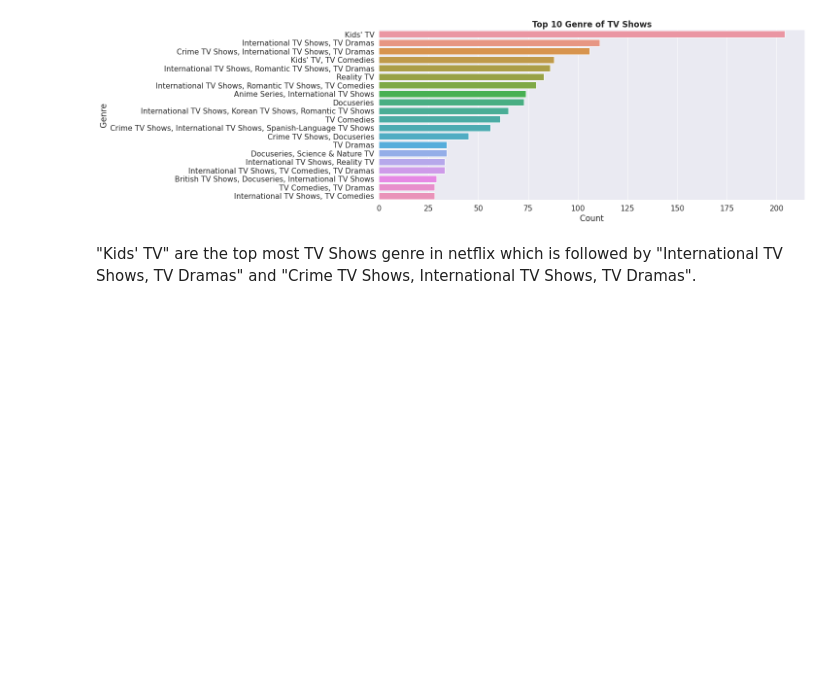
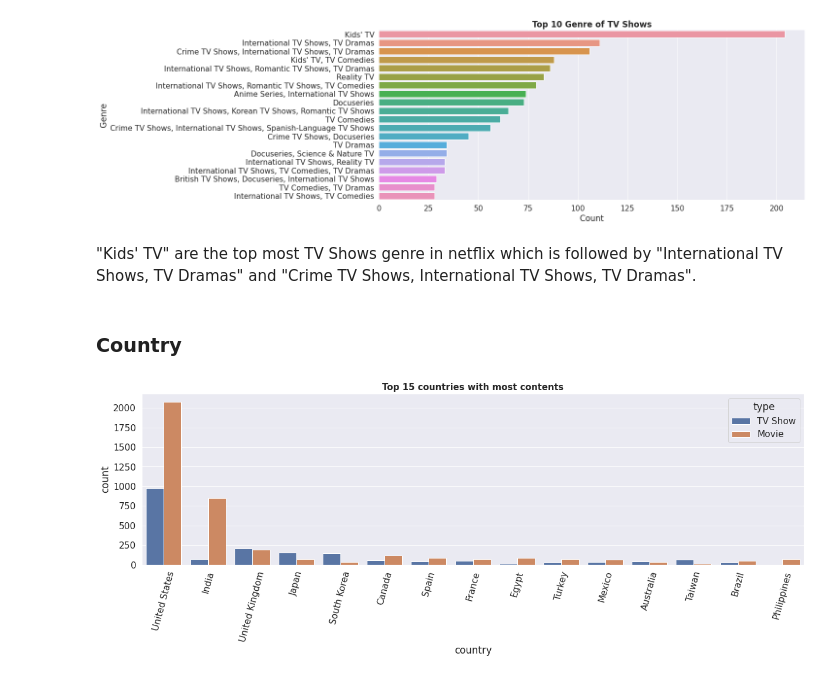
Before and after one commit to Animesh227/Netflix-Movies-and-TV-Shows-Clustering, a Jupyter notebook: NETFLIX_MOVIES_AND_TV_SHOWS_CLUSTERING_Animesh_Chakraborty.ipynb, the cells around one changed output. Saved outputs shown, nothing was run; the diff lists cells and outputs as text; code cells hidden in the pictures; blank space fills up the shorter version.

```diff
--- a/NETFLIX_MOVIES_AND_TV_SHOWS_CLUSTERING_Animesh_Chakraborty.ipynb
+++ b/NETFLIX_MOVIES_AND_TV_SHOWS_CLUSTERING_Animesh_Chakraborty.ipynb
@@ -379,3 +379,14 @@ Text(0, 0.5, 'Genre')
 [figure]
 # %% [markdown]
 "Kids' TV" are the top most TV Shows genre in netflix which is followed by "International TV Shows, TV Dramas" and "Crime TV Shows, International TV Shows, TV Dramas".
+# %% [markdown]
+### Country
+# %%
+# Analysing top 15 countries with most content
+plt.figure(figsize=(18,5))
+sns.countplot(x = dataset['country'], order = dataset['country'].value_counts().index[0:15], hue = dataset['type'])
+plt.xticks(rotation = 75)
+plt.title('Top 15 countries with most contents', fontsize=15, fontweight='bold')
+plt.show()
+# %% [output]
+[figure, added]
```
Also changed, not shown: parts of 3 cells of this notebook.
